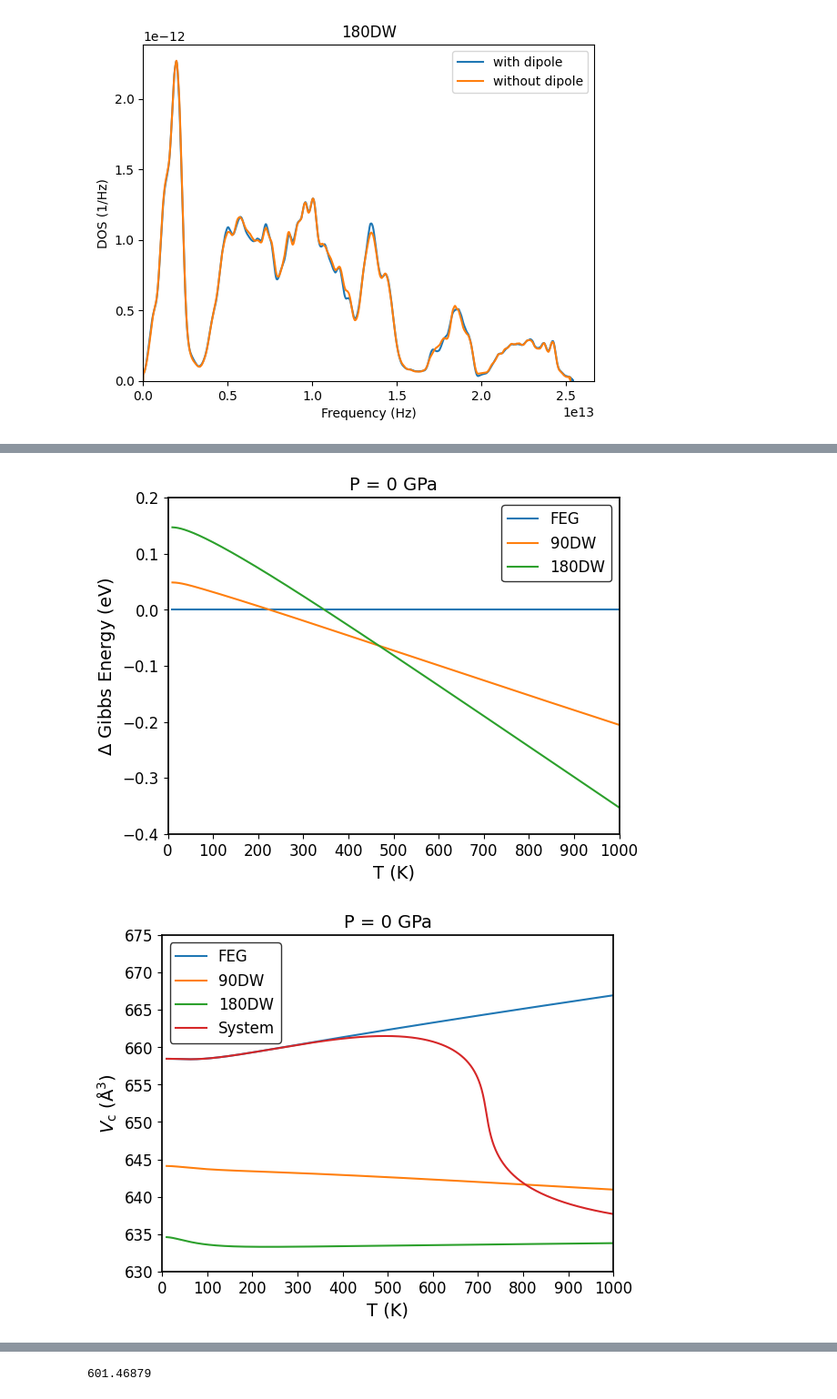
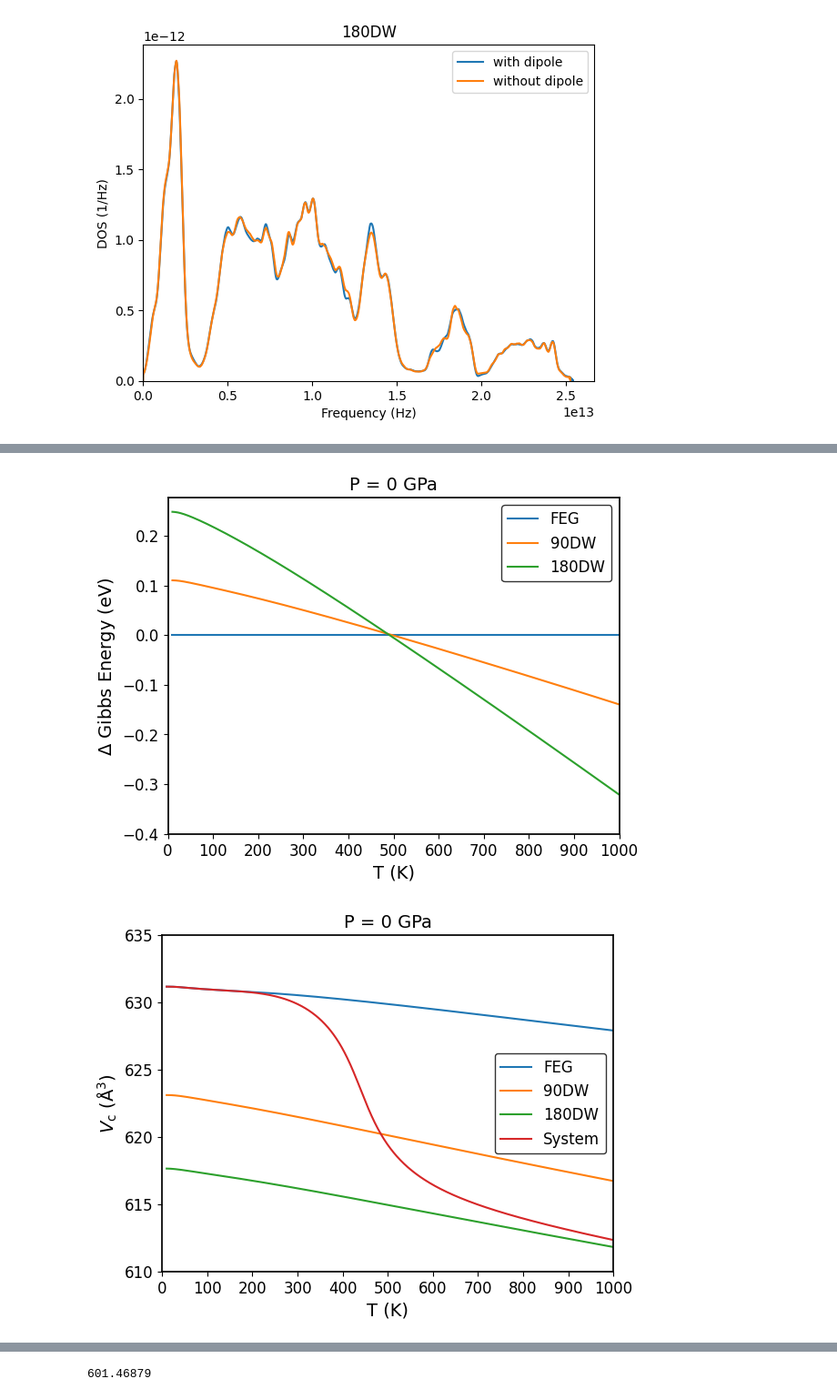
Before and after one commit to nhew1994/PyZentropy, a Jupyter notebook: plot_phonon_dos.ipynb, the cells around one changed output, grey strips where cells are left out. Shown at 91% size. Saved outputs shown, nothing was run; the diff lists cells and outputs as text; code cells hidden in the pictures.

```diff
--- a/plot_phonon_dos.ipynb
+++ b/plot_phonon_dos.ipynb
@@ -119,8 +119,8 @@ plt.show()
 # %%
 # Plot delta Gibbs energy for P = 0
-FEG = np.loadtxt('property_eachev_FEG')
-ninety = np.loadtxt('property_eachev_90DW')
-eighty = np.loadtxt('property_eachev_180DW')
+FEG = np.loadtxt('property_eachev_FEG_PBEsol')
+ninety = np.loadtxt('property_eachev_90DW_PBEsol')
+eighty = np.loadtxt('property_eachev_180DW_PBEsol')
 
 #Make a numpy array with FEG[:,10] in the first column, ninety[:,10] in the second column, and eighty[:,10] in the third column
 Gibbs = np.column_stack((FEG[:,10]-FEG[:,10], ninety[:,10]-FEG[:,10], eighty[:,10]-FEG[:,10]))
@@ -150,43 +150,43 @@ plt.savefig('delta_G_vs_T.png', dpi=300, bbox_inches='tight')
 # Plot a vertical line
 #plt.axvline(x=222, color='black', linestyle='--')
 # %% [output]
-[figure, old version]
+[figure, new version]
 # %%
 # Plot the v0 at P = 0
-FEG = np.loadtxt('property_eachev_FEG_r2SCAN')
-ninety = np.loadtxt('property_eachev_90DW_r2SCAN')
-eighty = np.loadtxt('property_eachev_180DW_r2SCAN')
-zentropy_properties = np.loadtxt('property_PF_r2SCAN')
+FEG = np.loadtxt('property_eachev_FEG_PBEsol')
+ninety = np.loadtxt('property_eachev_90DW_PBEsol')
+eighty = np.loadtxt('property_eachev_180DW_PBEsol')
+zentropy_properties = np.loadtxt('property_PF_PBEsol')
 
 temp = FEG[:,0]
 plt.plot(temp, FEG[:,1], label='FEG')
 plt.plot(temp, ninety[:,1], label='90DW')
 plt.plot(temp, eighty[:,1], label='180DW')
 plt.plot(temp, zentropy_properties[:,1], label='System')
 plt.legend(edgecolor='black', fontsize=12)
 plt.xlabel('T (K)', fontsize=14)
 plt.ylabel(r'$V_{\text{c}}$ (Å$^3$)', fontsize=14)
 # Make the border thicker
 ax = plt.gca()
 ax.spines['top'].set_linewidth(1.25)  # Top border
 ax.spines['bottom'].set_linewidth(1.25)  # Bottom border
 ax.spines['left'].set_linewidth(1.25)  # Left border
 ax.spines['right'].set_linewidth(1.25)  # Right border
 
 ticks = np.arange(0, 1100, 100)
 plt.xticks(ticks, fontsize=12)
 plt.xlim(left=0)
 plt.xlim(right=1000)
 # Adjust the y-axis
 # Adjust the y-axis ticks font
-ticks = np.arange(630, 680, 5)
+ticks = np.arange(610, 640, 5)
 plt.yticks(ticks, fontsize=12)
 #plt.ylim(598, 610)
 plt.title('P = 0 GPa', fontsize=14)
 
 plt.savefig('Vc_vs_T.png', dpi=300, bbox_inches='tight')
 # %% [output]
-[figure, old version]
+[figure, new version]
 # %%
 # Plot zentropy properties
 # [Tdir, v0, f0, s0, cv0, bb0*changeunit, sconf0, cvconf0, bconf0*changeunit, te0, cp0, cpconf0, frac]
```
Also changed, not shown: parts of 2 cells of this notebook, 22 other files.
